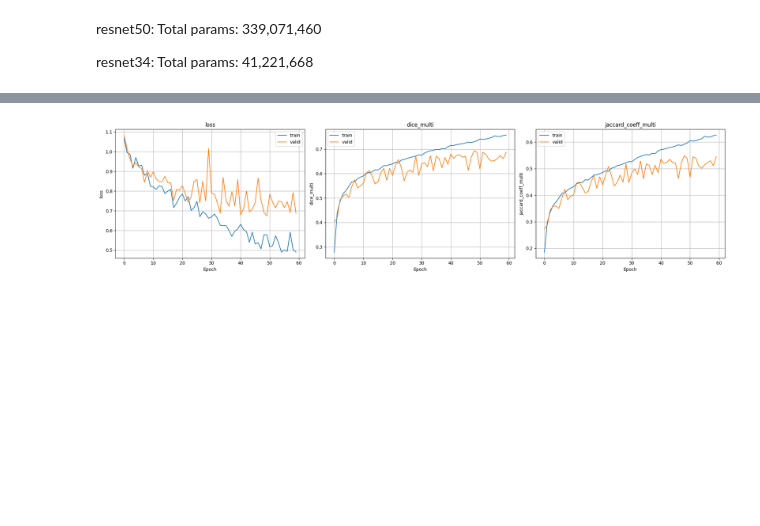
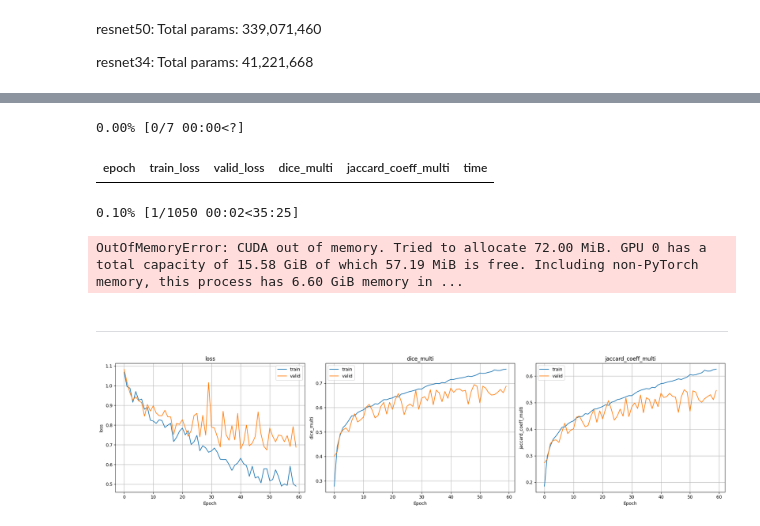
Before and after one commit to mzsuetam/computational-intelligence-proj, a Jupyter notebook: notebooks/segmentation-old-ds.ipynb, the cells around one changed output, grey strips where cells are left out. Saved outputs shown, nothing was run; the diff lists cells and outputs as text; code cells hidden in the pictures; blank space fills up the shorter version.

```diff
--- a/notebooks/segmentation-old.ipynb
+++ b/notebooks/segmentation-old-ds.ipynb
@@ -372,0 +370,37 @@ def hist_to_df(learner):
+# %%
+arch = resnet50
+
+learn = unet_learner(
+    dls,
+    arch,
+    pretrained=True,
+    metrics = metrics,
+    loss_func = CrossEntropyLossFlat(axis=1),
+)
+# learn.summary()
+# %%
+lr = 1e-3
+# %%
+#  #TODO: do it
+learn.fine_tune(
+    freeze_epochs=7,
+    epochs=93,
+    base_lr=lr,
+    cbs=[
+        EarlyStoppingCallback(
+            patience=10,
+            min_delta=0.0005
+        ),
+        SaveModelCallback(
+            monitor='jaccard_coeff_multi',
+            fname='baseline-unet-resnet50-pretrained-best',
+            with_opt=True,
+            at_end=True # to surpress the error
+        )
+    ]
+)
+# %% [output]
+0.00% [0/7 00:00<?]
+| epoch | train_loss | valid_loss | dice_multi | jaccard_coeff_multi | time |
+0.10% [1/1050 00:02<35:25]
+OutOfMemoryError: CUDA out of memory. Tried to allocate 72.00 MiB. GPU 0 has a total capacity of 15.58 GiB of which 57.19 MiB is free. Including non-PyTorch memory, this process has 6.60 GiB memory in ...
@@ -373,3 +409,5 @@ def hist_to_df(learner):
+# %% [markdown]
+---
 # %%
 def plot_hist(df_hist, return_df=False):
 
```
Also changed, not shown: parts of 6 cells of this notebook, 59 other files.
